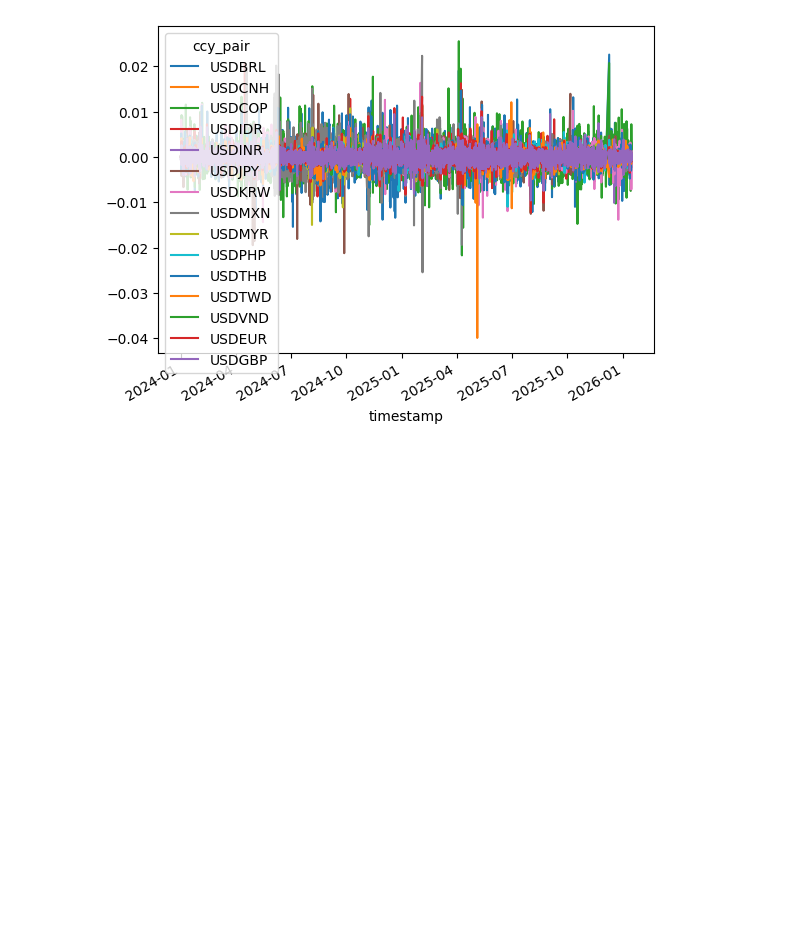
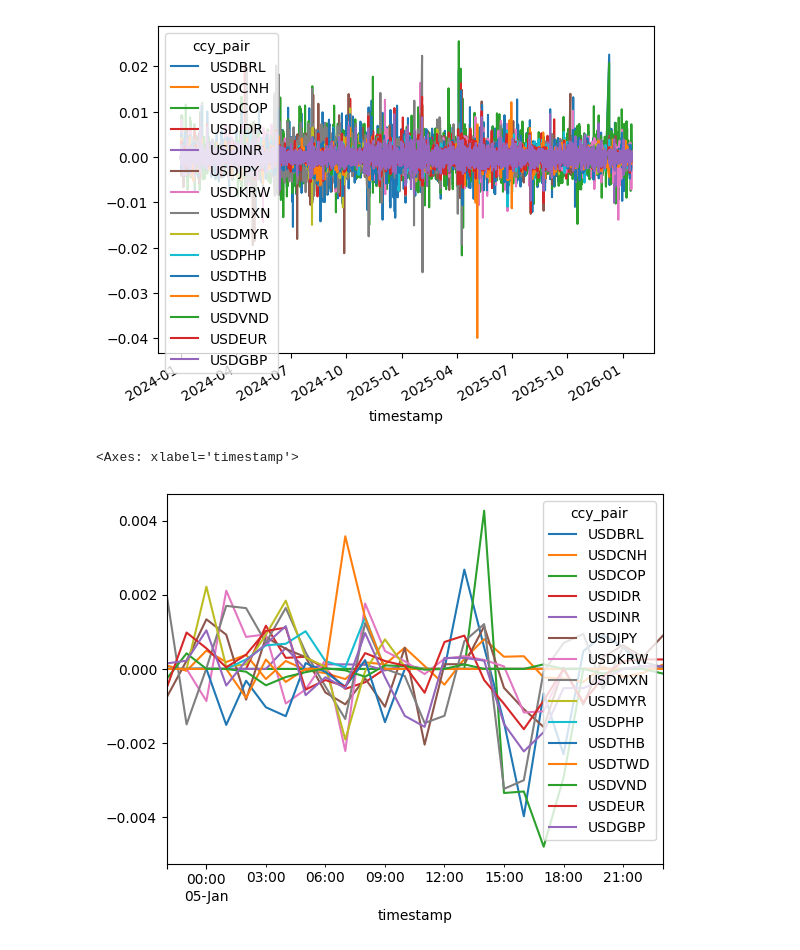
Before and after one commit to joshuachoy0711/projects, a Jupyter notebook: em_dm.ipynb, the cells around one changed output. Cells and saved outputs as stored; diff of their text form; code cells hidden in the pictures; blank space fills up the shorter version.

```diff
--- a/em_dm.ipynb
+++ b/em_dm.ipynb
@@ -85,4 +86,9 @@ log_returns.plot()
 # %% [output]
 <Axes: xlabel='timestamp'>
 [figure]
+# %%
+log_returns.loc["2026-01-04":"2026-01-05"].plot()
+# %% [output]
+<Axes: xlabel='timestamp'>
+[figure, added]
 # %%
```
Also changed, not shown: parts of 9 cells of this notebook.
